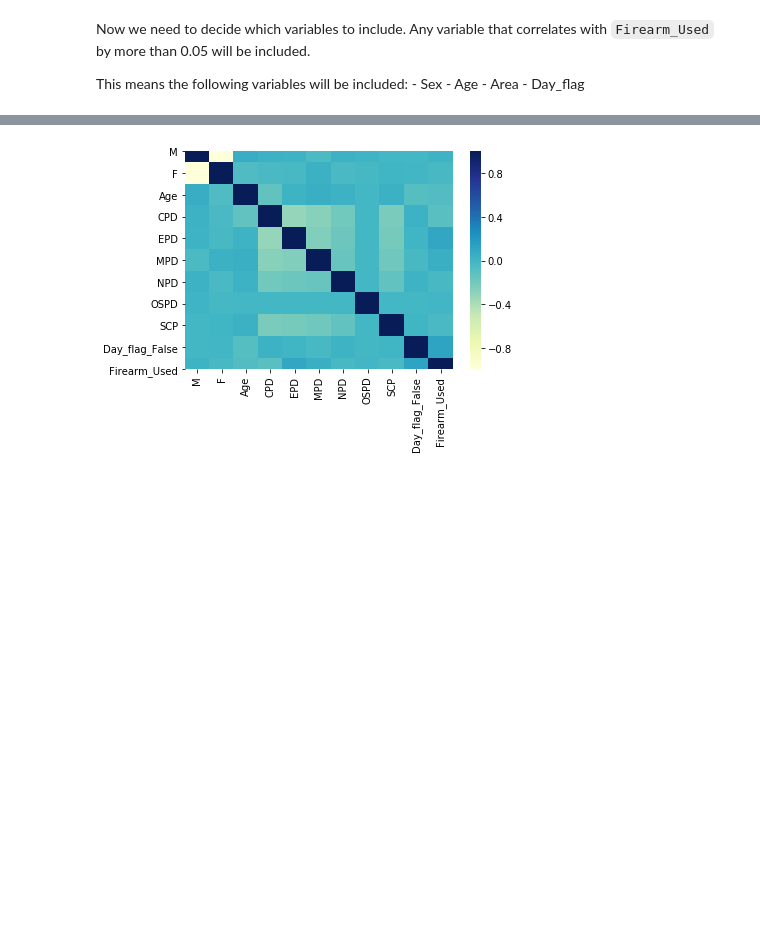
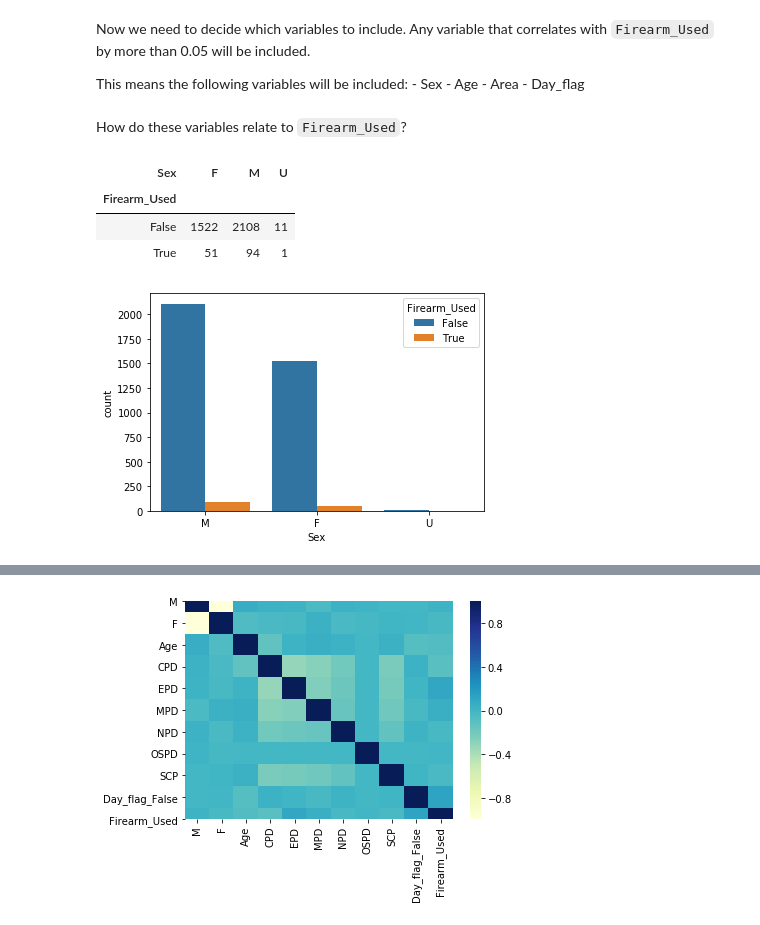
Before and after one commit to mar-berk/Machine-learning, a Jupyter notebook: Final Project/Crime Prediction.ipynb, the cells around one changed output, grey strips where cells are left out. Drawn from its saved outputs; the diff is of its cells as text; code cells hidden in the pictures; blank space fills up the shorter version.

```diff
--- a/Final Project/Crime Prediction.ipynb
+++ b/Final Project/Crime Prediction.ipynb
@@ -146,3 +137,17 @@ This means the following variables will be included:
     - Age
     - Area
     - Day_flag
+# %% [markdown]
+How do these variables relate to `Firearm_Used`?
+# %%
+pd.crosstab(df["Firearm_Used"], df["Sex"])
+# %% [output]
+| Sex | F | M | U |
+| Firearm_Used |  |  |  |
+| False | 1522 | 2108 | 11 |
+| True | 51 | 94 | 1 |
+# %%
+sns.countplot(x="Sex", hue="Firearm_Used", data=df)
+plt.show()
+# %% [output]
+[figure, added]
```
Also changed, not shown: parts of 21 cells of this notebook.
